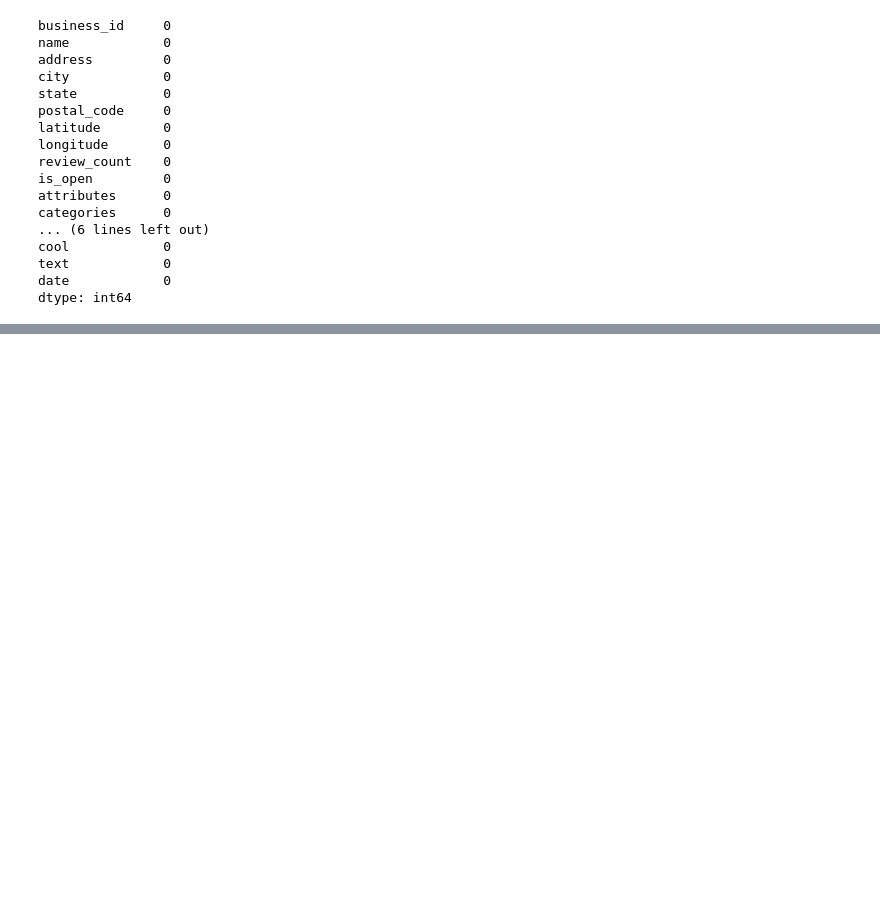
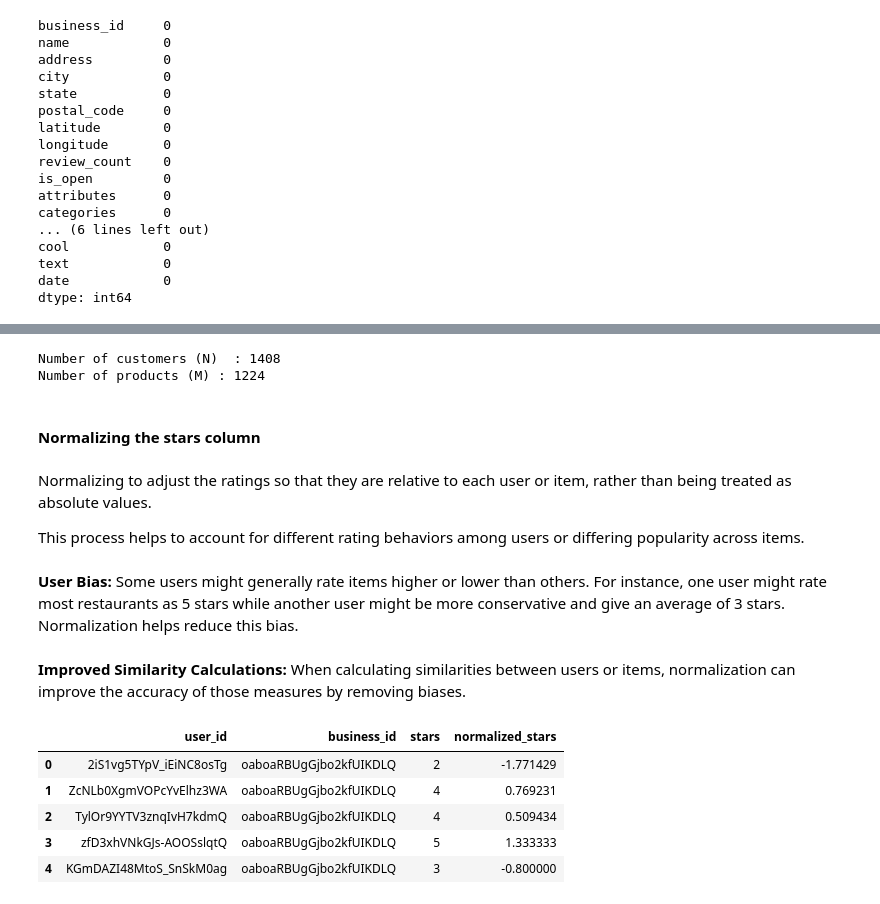
Before and after one commit to arashshams/recom_sys_nlp_llm, a Jupyter notebook: subset_selection.ipynb, the cells around one changed output, grey strips where cells are left out. Cells and saved outputs as stored; diff of their text form; code cells hidden in the pictures; blank space fills up the shorter version.

```diff
--- a/subset_selection.ipynb
+++ b/subset_selection.ipynb
@@ -179,0 +235,35 @@ yelp_filtered_data.to_csv('data/yelp_reviews_subset.csv', index=False)
+# %%
+# Number of customers and products
+user_key = "user_id"
+item_key = "business_id"
+N = len(np.unique(colab_data[user_key]))
+M = len(np.unique(colab_data[item_key]))
+print(f"Number of customers (N)  : {N}")
+print(f"Number of products (M) : {M}")
+# %% [output]
+Number of customers (N)  : 1408
+Number of products (M) : 1224
+# %% [markdown]
+#### Normalizing the stars column
+# %% [markdown]
+Normalizing to adjust the ratings so that they are relative to each user or item, rather than being treated as absolute values.
+
+This process helps to account for different rating behaviors among users or differing popularity across items.
+# %% [markdown]
+**User Bias:** Some users might generally rate items higher or lower than others. For instance, one user might rate most restaurants as 5 stars while another user might be more conservative and give an average of 3 stars. Normalization helps reduce this bias.
+# %% [markdown]
+**Improved Similarity Calculations:** When calculating similarities between users or items, normalization can improve the accuracy of those measures by removing biases.
+# %%
+# Group by user_id and calculate the mean rating for each user
+user_mean = colab_data.groupby('user_id')['stars'].transform('mean')
+
+# Subtract the mean rating for each user from their individual ratings
+colab_data['normalized_stars'] = colab_data['stars'] - user_mean
+colab_data.head()
+# %% [output]
+|  | user_id | business_id | stars | normalized_stars |
+| 0 | 2iS1vg5TYpV_iEiNC8osTg | oaboaRBUgGjbo2kfUIKDLQ | 2 | -1.771429 |
+| 1 | ZcNLb0XgmVOPcYvElhz3WA | oaboaRBUgGjbo2kfUIKDLQ | 4 | 0.769231 |
+| 2 | TylOr9YYTV3znqIvH7kdmQ | oaboaRBUgGjbo2kfUIKDLQ | 4 | 0.509434 |
+| 3 | zfD3xhVNkGJs-AOOSslqtQ | oaboaRBUgGjbo2kfUIKDLQ | 5 | 1.333333 |
+| 4 | KGmDAZI48MtoS_SnSkM0ag | oaboaRBUgGjbo2kfUIKDLQ | 3 | -0.800000 |
```
Also changed, not shown: parts of 69 cells of this notebook, 2 other files.
